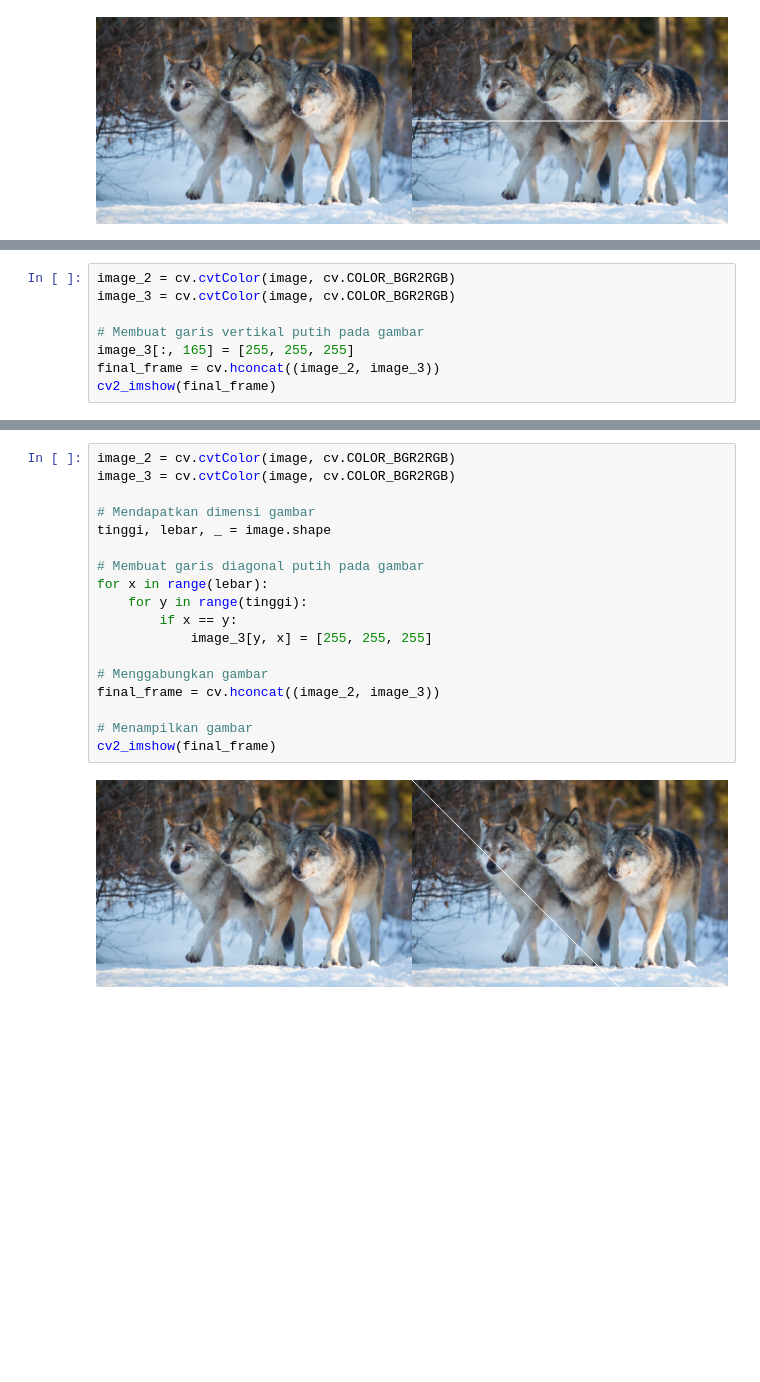
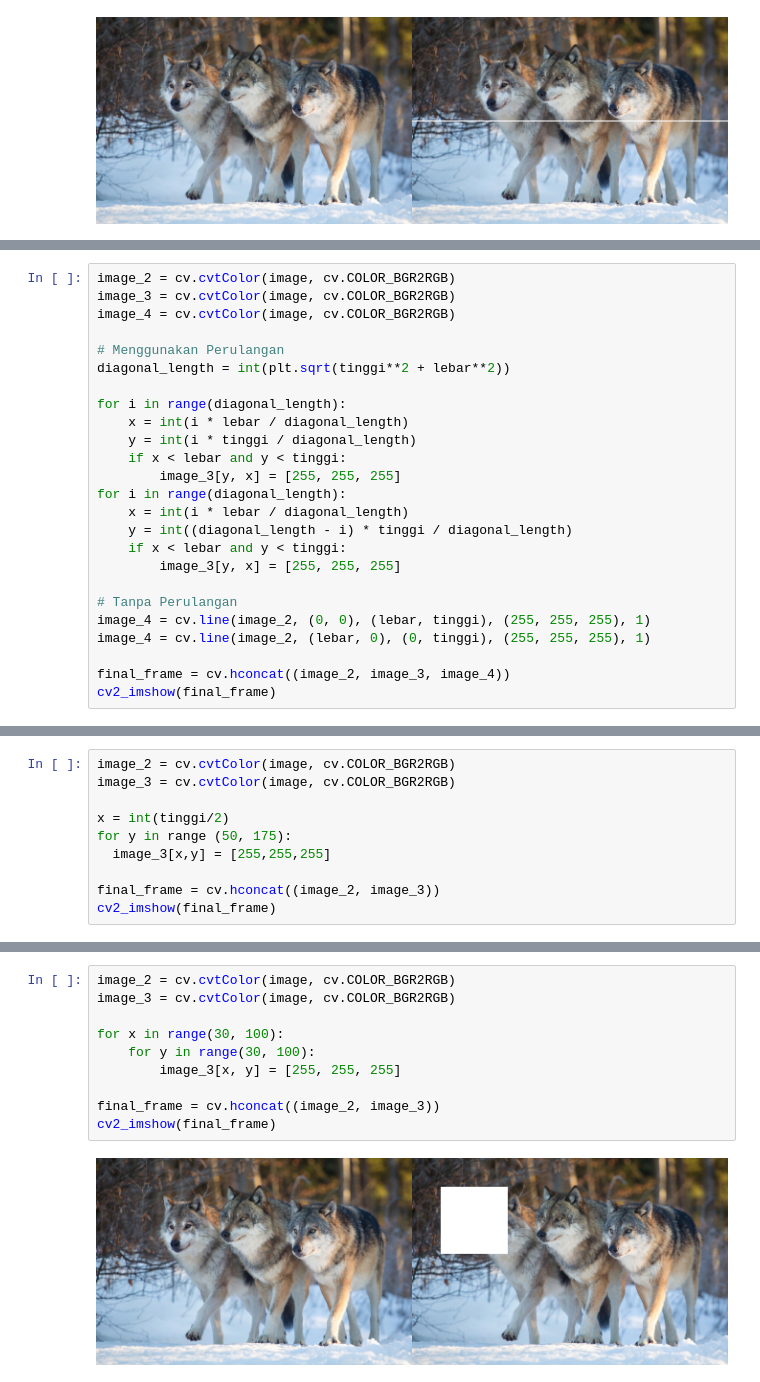
Before and after one commit to Zakaal/PCVK_Ganjil_24_25, a Jupyter notebook: Week1.ipynb, the cells around one changed output, grey strips where cells are left out. Cells and saved outputs as stored; diff of their text form; blank space fills up the shorter version.

```diff
--- a/Week1.ipynb
+++ b/Week1.ipynb
@@ -57,0 +76,25 @@ cv2_imshow(final_frame)
+# %%
+image_2 = cv.cvtColor(image, cv.COLOR_BGR2RGB)
+image_3 = cv.cvtColor(image, cv.COLOR_BGR2RGB)
+image_4 = cv.cvtColor(image, cv.COLOR_BGR2RGB)
+
+# Menggunakan Perulangan
+diagonal_length = int(plt.sqrt(tinggi**2 + lebar**2))
+
+for i in range(diagonal_length):
+    x = int(i * lebar / diagonal_length)
+    y = int(i * tinggi / diagonal_length)
+    if x < lebar and y < tinggi:
+        image_3[y, x] = [255, 255, 255]
+for i in range(diagonal_length):
+    x = int(i * lebar / diagonal_length)
+    y = int((diagonal_length - i) * tinggi / diagonal_length)
+    if x < lebar and y < tinggi:
+        image_3[y, x] = [255, 255, 255]
+
+# Tanpa Perulangan
+image_4 = cv.line(image_2, (0, 0), (lebar, tinggi), (255, 255, 255), 1)
+image_4 = cv.line(image_2, (lebar, 0), (0, tinggi), (255, 255, 255), 1)
+
+final_frame = cv.hconcat((image_2, image_3, image_4))
+cv2_imshow(final_frame)
@@ -59,8 +104,10 @@ cv2_imshow(final_frame)
 image_2 = cv.cvtColor(image, cv.COLOR_BGR2RGB)
 image_3 = cv.cvtColor(image, cv.COLOR_BGR2RGB)
 
-# Membuat garis vertikal putih pada gambar
-image_3[:, 165] = [255, 255, 255]
+x = int(tinggi/2)
+for y in range (50, 175):
+  image_3[x,y] = [255,255,255]
+
 final_frame = cv.hconcat((image_2, image_3))
 cv2_imshow(final_frame)
 # %% [output]
@@ -68,20 +115,12 @@ cv2_imshow(final_frame)
 # %%
 image_2 = cv.cvtColor(image, cv.COLOR_BGR2RGB)
 image_3 = cv.cvtColor(image, cv.COLOR_BGR2RGB)
 
-# Mendapatkan dimensi gambar
-tinggi, lebar, _ = image.shape
+for x in range(30, 100):
+    for y in range(30, 100):
+        image_3[x, y] = [255, 255, 255]
 
-# Membuat garis diagonal putih pada gambar
-for x in range(lebar):
-    for y in range(tinggi):
-        if x == y:
-            image_3[y, x] = [255, 255, 255]
-
-# Menggabungkan gambar
 final_frame = cv.hconcat((image_2, image_3))
-
-# Menampilkan gambar
 cv2_imshow(final_frame)
 # %% [output]
-[figure, old version]
+[figure, new version]
```
Also changed, not shown: parts of 10 cells of this notebook.
